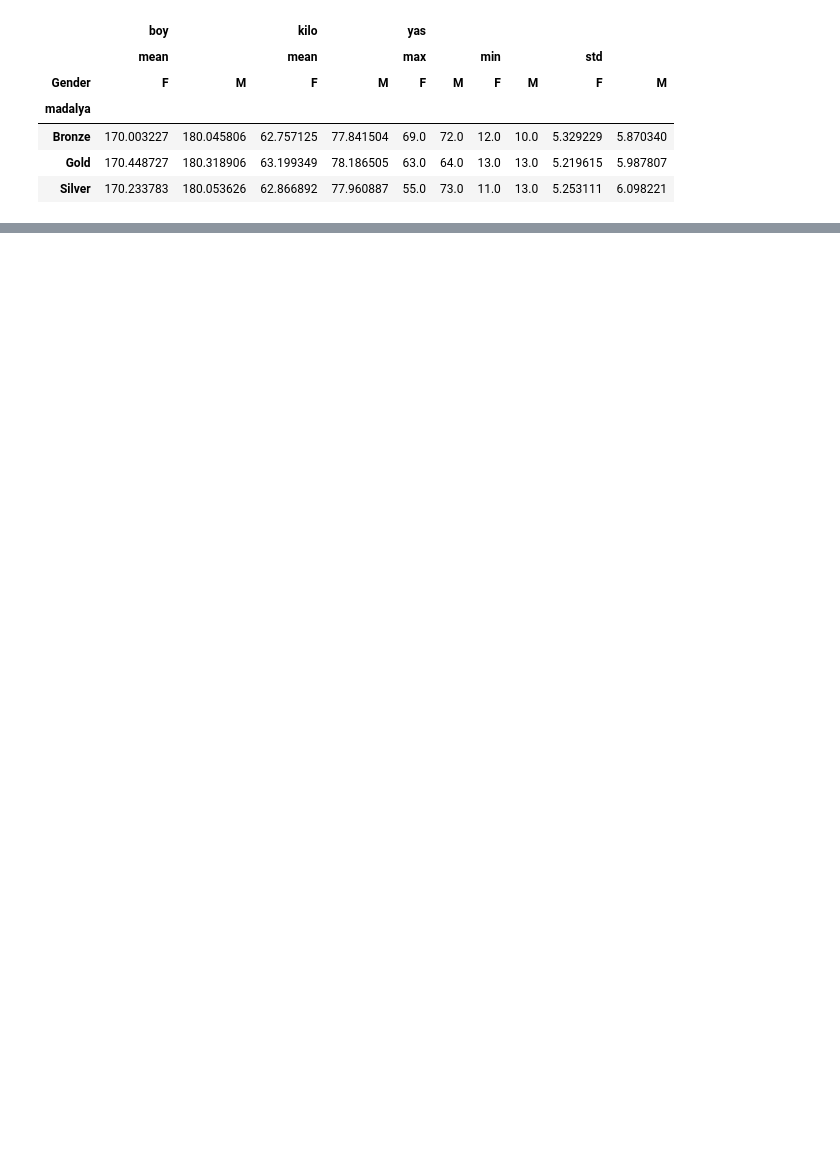
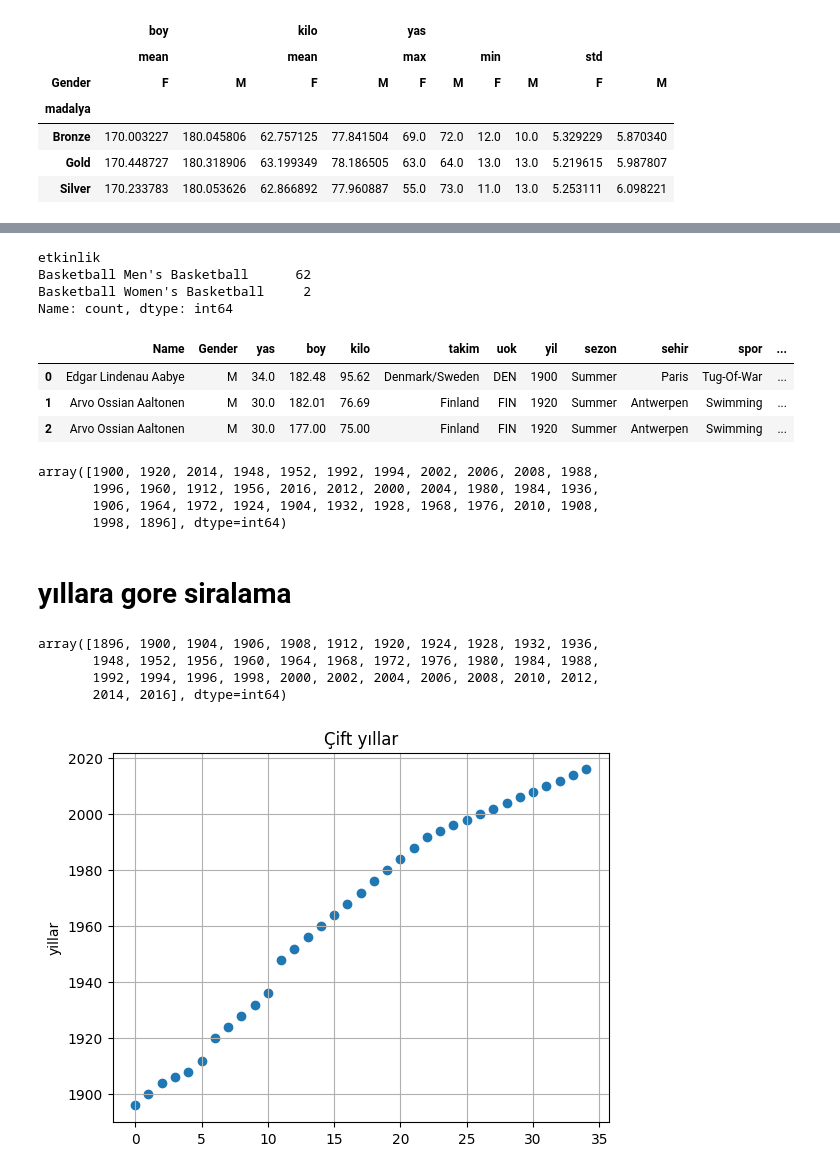
Before and after one commit to EmreUludag0/BTK-VeriBilimiMakineOgrenimiBootcamp, a Jupyter notebook: pythonVeriBilimi/Ders1-VeriBilimi.ipynb, the cells around one changed output, grey strips where cells are left out. Drawn from its saved outputs; the diff is of its cells as text; code cells hidden in the pictures; blank space fills up the shorter version.

```diff
--- a/pythonVeriBilimi/Ders1-VeriBilimi.ipynb
+++ b/pythonVeriBilimi/Ders1-VeriBilimi.ipynb
@@ -375,0 +444,43 @@ veri_pivot.head()
+# %%
+veri_basket.etkinlik.value_counts()
+# %% [output]
+etkinlik
+Basketball Men's Basketball      62
+Basketball Women's Basketball     2
+Name: count, dtype: int64
+# %%
+#orijinal veri bozulmaması için kopyalanır.
+veri_zaman = veri.copy()
+veri_zaman.head(3)
+# %% [output]
+|  | Name | Gender | yas | boy | kilo | takim | uok | yil | sezon | sehir | spor | ... |
+| 0 | Edgar Lindenau Aabye | M | 34.0 | 182.48 | 95.62 | Denmark/Sweden | DEN | 1900 | Summer | Paris | Tug-Of-War | ... |
+| 1 | Arvo Ossian Aaltonen | M | 30.0 | 182.01 | 76.69 | Finland | FIN | 1920 | Summer | Antwerpen | Swimming | ... |
+| 2 | Arvo Ossian Aaltonen | M | 30.0 | 177.00 | 75.00 | Finland | FIN | 1920 | Summer | Antwerpen | Swimming | ... |
+# %%
+essiz_yillar = veri_zaman.yil.unique()
+essiz_yillar
+# %% [output]
+array([1900, 1920, 2014, 1948, 1952, 1992, 1994, 2002, 2006, 2008, 1988,
+       1996, 1960, 1912, 1956, 2016, 2012, 2000, 2004, 1980, 1984, 1936,
+       1906, 1964, 1972, 1924, 1904, 1932, 1928, 1968, 1976, 2010, 1908,
+       1998, 1896], dtype=int64)
+# %% [markdown]
+# yıllara gore siralama
+# %%
+dizili_array = np.sort(veri_zaman.yil.unique())
+dizili_array
+# %% [output]
+array([1896, 1900, 1904, 1906, 1908, 1912, 1920, 1924, 1928, 1932, 1936,
+       1948, 1952, 1956, 1960, 1964, 1968, 1972, 1976, 1980, 1984, 1988,
+       1992, 1994, 1996, 1998, 2000, 2002, 2004, 2006, 2008, 2010, 2012,
+       2014, 2016], dtype=int64)
+# %%
+plt.figure()
+plt.scatter(range(len(dizili_array)),dizili_array)
+plt.grid(True)
+plt.ylabel("yillar")
+plt.title("Çift yıllar")
+plt.show()
+# %% [output]
+[figure, added]
```
Also changed, not shown: parts of 9 cells of this notebook.
